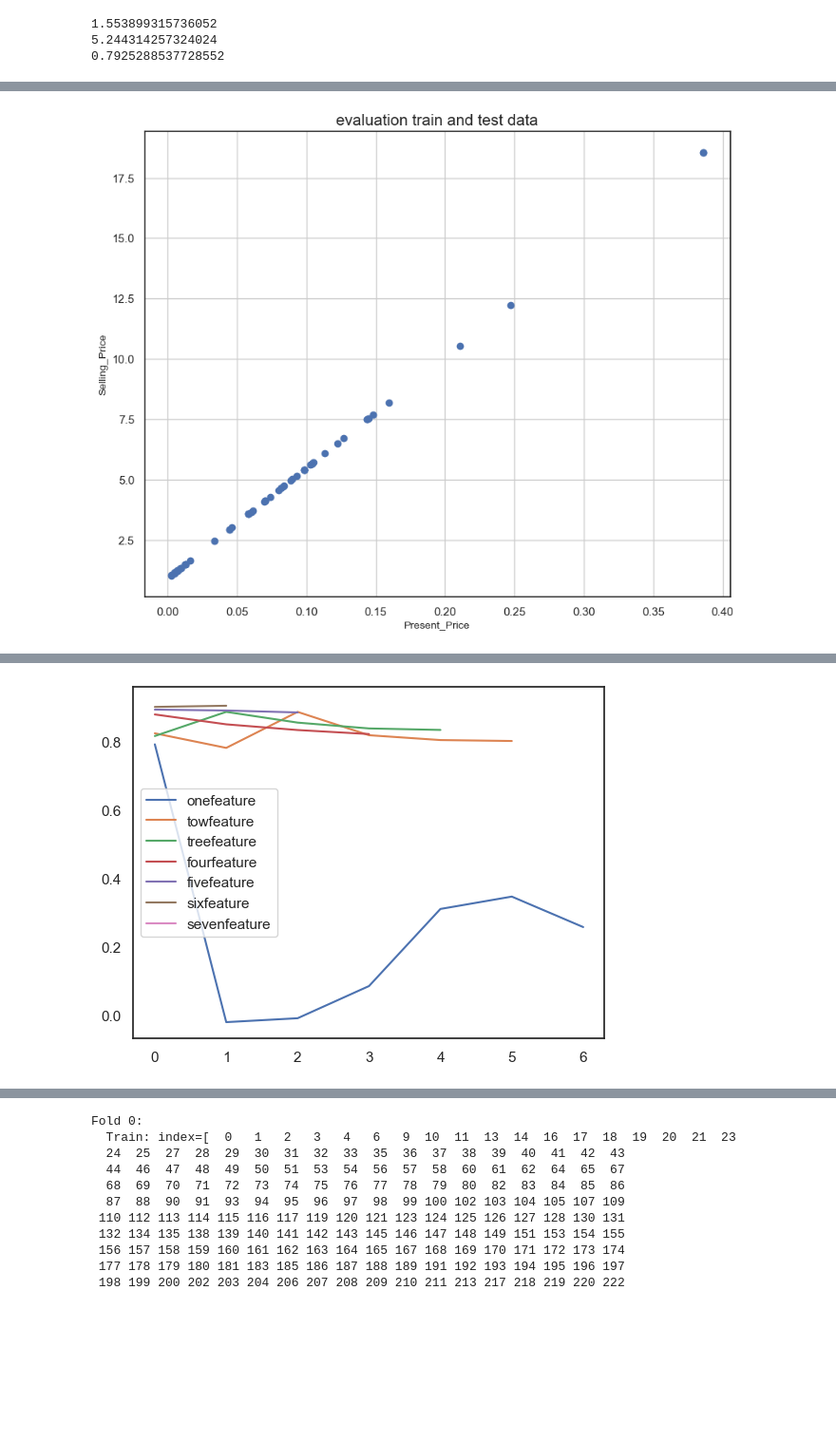
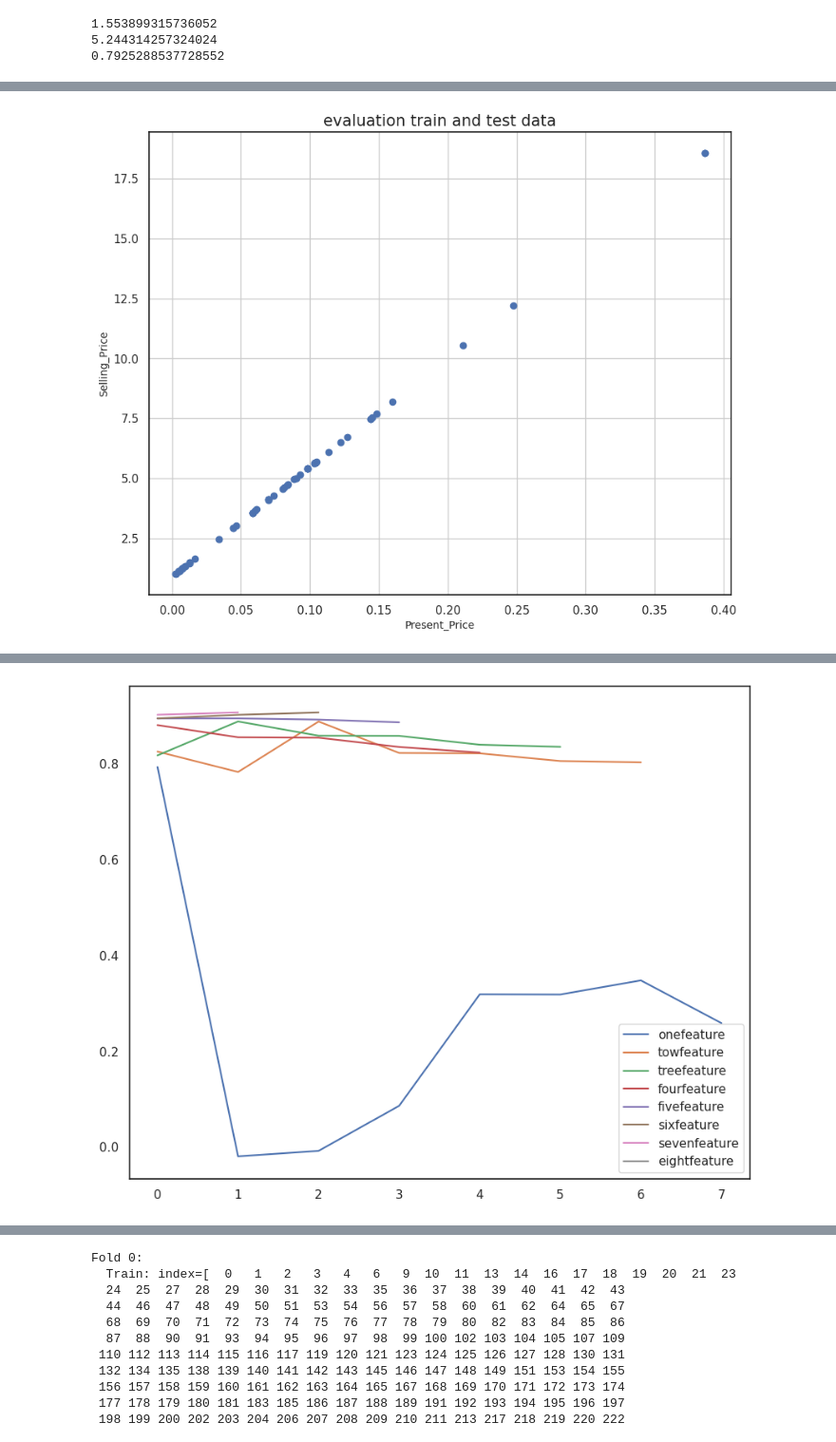
Before and after one commit to Mohammadhoseinajorloo/CarData, a Jupyter notebook: CarData.ipynb, the cells around one changed output, grey strips where cells are left out. Shown at 95% size. Saved outputs shown, nothing was run; the diff lists cells and outputs as text; code cells hidden in the pictures; blank space fills up the shorter version.

```diff
--- a/CarData.ipynb
+++ b/CarData.ipynb
@@ -361,3 +361,7 @@ df_processing
 | 298 | 3.35 | 11.000 | 87934 | 0 | 9 | 2 | 0 | ... |
 | 299 | 11.50 | 12.500 | 9000 | 0 | 1 | 1 | 0 | ... |
 | 300 | 5.30 | 5.900 | 5464 | 0 | 2 | 2 | 0 | ... |
+# %%
+df_oneHotencoding = pd.get_dummies(df, columns=['Fuel_Type', 'Seller_Type', 'Transmission'], drop_first=True)
+df_oneHotencoding = df_oneHotencoding.drop(columns=['Year'])
+df_oneHotencoding
@@ -383,8 +406,8 @@ plt.show()
 # %%
-target = df_processing['Selling_Price']
+target = df_oneHotencoding['Selling_Price']
 scale = MinMaxScaler(feature_range=(0, 1))
-norm1 = scale.fit_transform(df_processing[['Present_Price','Kms_Driven','Owner','Age', 'Fuel_Type_le', 'Seller_Type_le', 'Transmission_le']])
-norm1 = pd.DataFrame(norm1, columns=['Present_Price', 'Kms_Driven', 'Owner', 'Age', 'Fuel_Type_le', 'Seller_Type_le', 'Transmission_le'])
+norm1 = scale.fit_transform(df_oneHotencoding[['Present_Price','Kms_Driven','Owner','Age', 'Fuel_Type_Diesel', 'Fuel_Type_Petrol', 'Seller_Type_Individual', 'Transmission_Manual']])
+norm1 = pd.DataFrame(norm1, columns=['Present_Price','Kms_Driven','Owner','Age', 'Fuel_Type_Diesel', 'Fuel_Type_Petrol', 'Seller_Type_Individual', 'Transmission_Manual'])
 df_final = pd.concat([norm1, target], axis=1)
 df_final
 # %% [output]
@@ -490,13 +513,13 @@ plt.ylabel("Selling_Price", fontsize=10)
 plt.grid()
 plt.show()
 # %% [output]
-[figure, old version]
+[figure, new version]
 # %%
 def test_onefeature(df):
     feature_list = []
-    for feature in range(0, 7):
+    for feature in range(0, 8):
         X = df[df.columns[feature]].values.reshape(-1, 1)
-        Y = df.iloc[:,7].values.reshape(-1, 1)
+        Y = df.iloc[:,8].values.reshape(-1, 1)
         x_train, x_test, y_train, y_test = train_test_split(X, Y, test_size=.2, random_state=0)
         regressor = LinearRegression()
         regressor.fit(x_train, y_train)
@@ -511,9 +534,9 @@ def test_onefeature(df):
 
 def test_twofeature(df):
     feature2_list = []
-    for feature in range(1, 7):
+    for feature in range(1, 8):
         X = df[[df.columns[0], df.columns[feature]]]
-        Y = df.iloc[:,7].values.reshape(-1, 1)
+        Y = df.iloc[:,8].values.reshape(-1, 1)
         x_train, x_test, y_train, y_test = train_test_split(X, Y, test_size=.2, random_state=0)
         regressor = LinearRegression()
         regressor.fit(x_train, y_train)
@@ -528,9 +551,9 @@ def test_twofeature(df):
 
 def test_treefeature(df):
     feature3_list = []
-    for feature in range(2, 7):
+    for feature in range(2, 8):
         X = df[[df.columns[0], df.columns[1], df.columns[feature]]]
-        Y = df.iloc[:,7].values.reshape(-1, 1)
+        Y = df.iloc[:,8].values.reshape(-1, 1)
         x_train, x_test, y_train, y_test = train_test_split(X, Y, test_size=.2, random_state=0)
         regressor = LinearRegression()
         regressor.fit(x_train, y_train)
@@ -545,9 +568,9 @@ def test_treefeature(df):
 
 def test_fourfeature(df):
     feature4_list = []
-    for feature in range(3, 7):
+    for feature in range(3, 8):
         X = df[[df.columns[0], df.columns[1], df.columns[2], df.columns[feature]]]
-        Y = df.iloc[:,7].values.reshape(-1, 1)
+        Y = df.iloc[:,8].values.reshape(-1, 1)
         x_train, x_test, y_train, y_test = train_test_split(X, Y, test_size=.2, random_state=0)
         regressor = LinearRegression()
         regressor.fit(x_train, y_train)
@@ -562,9 +585,9 @@ def test_fourfeature(df):
 
 def test_fivefeature(df):
     feature5_list = []
-    for feature in range(4, 7):
+    for feature in range(4, 8):
         X = df[[df.columns[0], df.columns[1], df.columns[2], df.columns[3], df.columns[feature]]]
-        Y = df.iloc[:,7].values.reshape(-1, 1)
+        Y = df.iloc[:,8].values.reshape(-1, 1)
         x_train, x_test, y_train, y_test = train_test_split(X, Y, test_size=.2, random_state=0)
         regressor = LinearRegression()
         regressor.fit(x_train, y_train)
@@ -579,9 +602,9 @@ def test_fivefeature(df):
 
 def test_sixfeature(df):
     feature6_list = []
-    for feature in range(5, 7):
+    for feature in range(5, 8):
         X = df[[df.columns[0], df.columns[1], df.columns[2], df.columns[3], df.columns[4], df.columns[feature]]]
-        Y = df.iloc[:,7].values.reshape(-1, 1)
+        Y = df.iloc[:,8].values.reshape(-1, 1)
         x_train, x_test, y_train, y_test = train_test_split(X, Y, test_size=.2, random_state=0)
         regressor = LinearRegression()
         regressor.fit(x_train, y_train)
@@ -596,10 +619,10 @@ def test_sixfeature(df):
 
 
 def test_sevenfeature(df):
-    feature7_list = []
-    for feature in range(6, 7):
+    feature8_list = []
+    for feature in range(6, 8):
         X = df[[df.columns[0], df.columns[1], df.columns[2], df.columns[3], df.columns[4], df.columns[5], df.columns[feature]]]
-        Y = df.iloc[:,7].values.reshape(-1, 1)
+        Y = df.iloc[:,8].values.reshape(-1, 1)
         x_train, x_test, y_train, y_test = train_test_split(X, Y, test_size=.2, random_state=0)
         regressor = LinearRegression()
         regressor.fit(x_train, y_train)
@@ -607,11 +630,28 @@ def test_sevenfeature(df):
         MAE = metrics.mean_absolute_error(y_test, y_pred)
         MSE = metrics.mean_squared_error(y_test, y_pred)
         R2_score = metrics.r2_score(y_test, y_pred)
-        feature7_list.append(R2_score)
-    print(feature7_list)
-    return feature7_list
+        feature8_list.append(R2_score)
+    print(feature8_list)
+    return feature8_list
 
 
+def test_eightfeature(df):
+    feature9_list = []
+    for feature in range(7, 8):
+        X = df[[df.columns[0], df.columns[1], df.columns[2], df.columns[3], df.columns[4], df.columns[5], df.columns[6], df.columns[feature]]]
+        Y = df.iloc[:,8].values.reshape(-1, 1)
+        x_train, x_test, y_train, y_test = train_test_split(X, Y, test_size=.2, random_state=0)
+        regressor = LinearRegression()
+        regressor.fit(x_train, y_train)
+        y_pred = regressor.predict(x_test)
+        MAE = metrics.mean_absolute_error(y_test, y_pred)
+        MSE = metrics.mean_squared_error(y_test, y_pred)
+        R2_score = metrics.r2_score(y_test, y_pred)
+        feature9_list.append(R2_score)
+    print(feature9_list)
+    return feature9_list
+
+plt.figure(figsize=(10, 8))
 plt.plot(test_onefeature(df_final), label='onefeature')
 plt.plot(test_twofeature(df_final), label='towfeature')
 plt.plot(test_treefeature(df_final), label='treefeature')
@@ -619,6 +659,8 @@ plt.plot(test_fourfeature(df_final), label='fourfeature')
 plt.plot(test_fivefeature(df_final), label='fivefeature')
 plt.plot(test_sixfeature(df_final), label='sixfeature')
 plt.plot(test_sevenfeature(df_final), label='sevenfeature')
+plt.plot(test_eightfeature(df_final), label='eightfeature')
+
 plt.legend()
 plt.show()
 # %% [output]
@@ -632,4 +675,4 @@ plt.show()
-[figure, old version]
+[figure, new version]
 # %%
 def test_size(df):
     test_list = []
```
Also changed, not shown: parts of 34 cells of this notebook, 1 other file.
